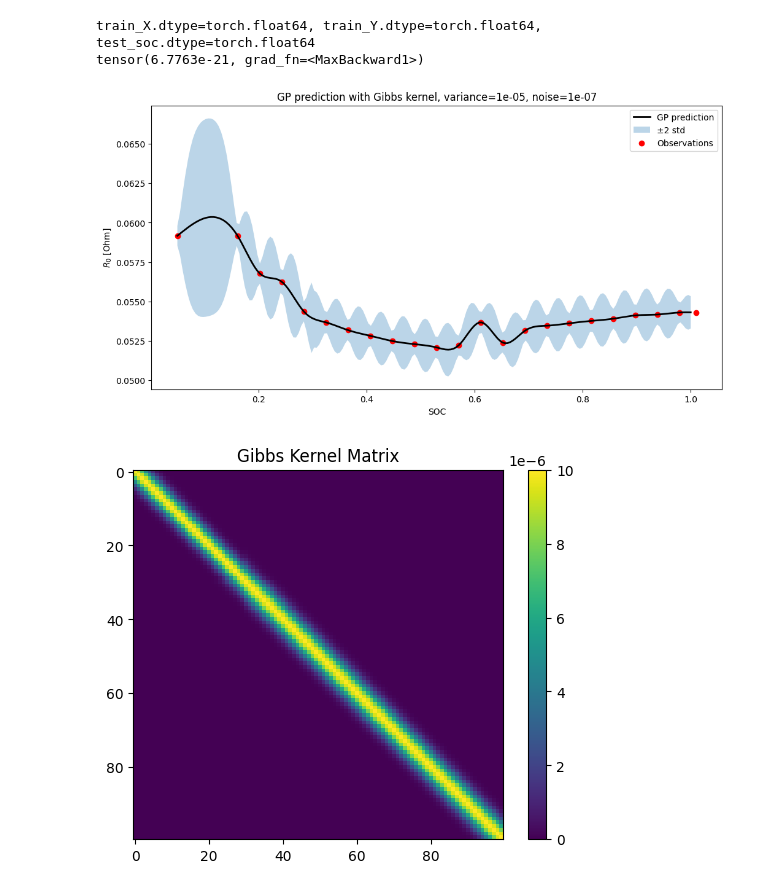
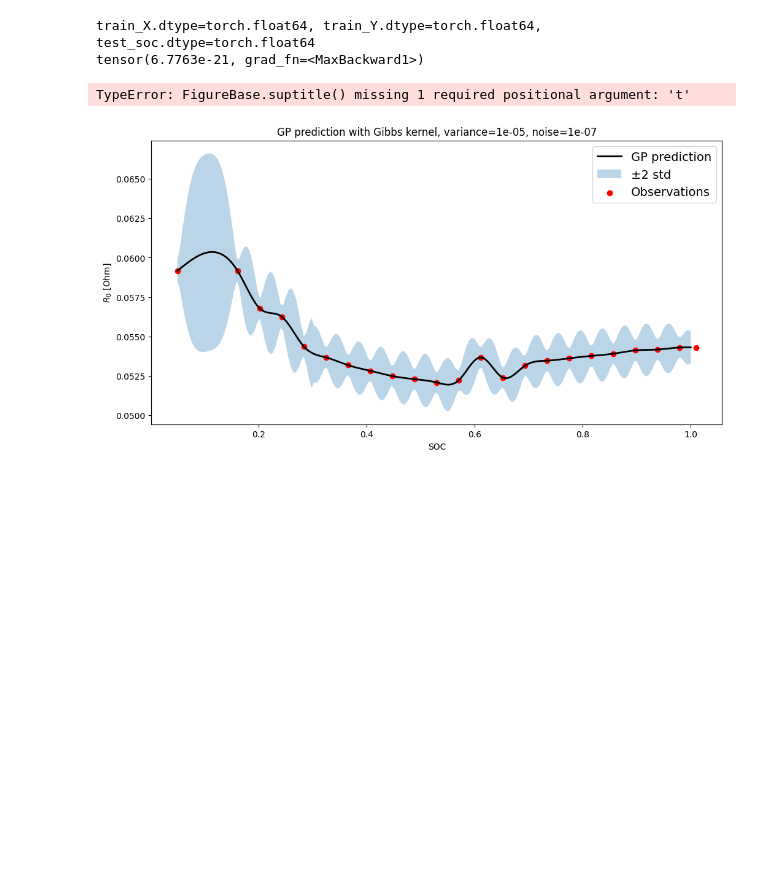
Before and after one commit to Will-Buesnel/FUSE2026, a Jupyter notebook: notebooks/test_kernels_2.ipynb, the cells around one changed output. Drawn from its saved outputs; the diff is of its cells as text; code cells hidden in the pictures; blank space fills up the shorter version.

```diff
--- a/notebooks/test_kernels_2.ipynb
+++ b/notebooks/test_kernels_2.ipynb
@@ -30,6 +30,10 @@ import pandas as pd
 from src.models.parameters import get_all_parameter_interpolants
 
 from typing import Callable
+# %%
+import matplotlib as mpl
+mpl.rcParams["legend.fontsize"] = 14
+mpl.rcParams["legend.title_fontsize"] = 16
 # %%
 assert pyro.__version__.startswith('1.9.1')
 pyro.set_rng_seed(0)
@@ -121,35 +125,36 @@ plt.fill_between(
     alpha=0.3,
     label="±2 std"
 )
 
 plt.scatter(
     X.squeeze(),
     Y.squeeze(),
     color="red",
     label="Observations"
 )
 
 plt.legend()
 plt.xlabel("SOC")
 plt.ylabel(r"$R_0$ [Ohm]")
 plt.title(f"GP prediction with Gibbs kernel, variance={variance}, noise={noise}")
+plt.Figure.suptitle("Gp trained on residuals of Clough-Tocher interpolant of $R_0$ at 25 degC")
 #plt.savefig("gp_prediction_gibbs_kernel.pdf", bbox_inches='tight')
 plt.show()
 plt.cla()
 x1 = torch.linspace(0, 1, 100).reshape(-1,1)
 
 K = kernel(x1, x1)
 
 plt.imshow(K.detach())
 plt.title("Gibbs Kernel Matrix")
 plt.colorbar()
 #plt.savefig("gibbs_kernel_matrix.pdf", bbox_inches='tight')
 plt.show()
 # %% [output]
 train_X.dtype=torch.float64, train_Y.dtype=torch.float64, test_soc.dtype=torch.float64
 tensor(6.7763e-21, grad_fn=<MaxBackward1>)
+TypeError: FigureBase.suptitle() missing 1 required positional argument: 't'
-[figure, old version]
+[figure, new version]
-[figure, removed]
 # %%
 print("variance:", variance)
 print("lengthscale range:", lengthscale_func(test_soc).min(), lengthscale_func(test_soc).max())
```
Also changed, not shown: parts of 7 cells of this notebook, 23 other files.
